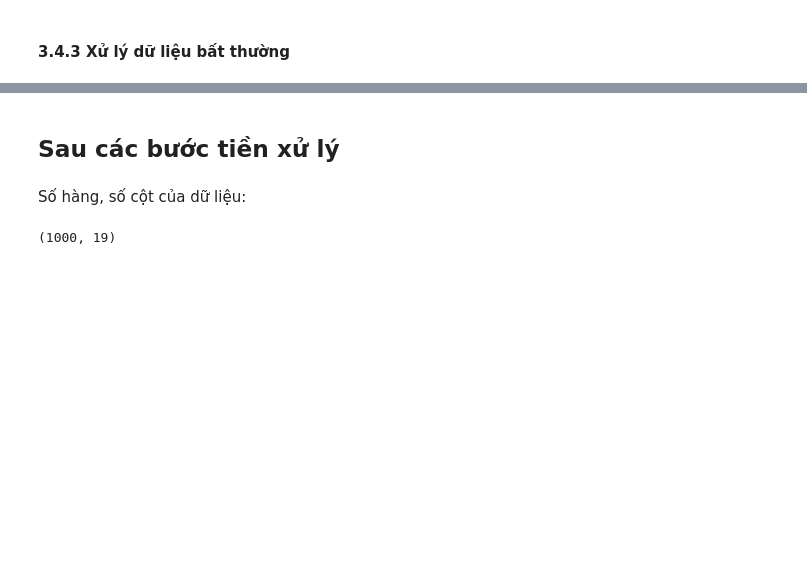
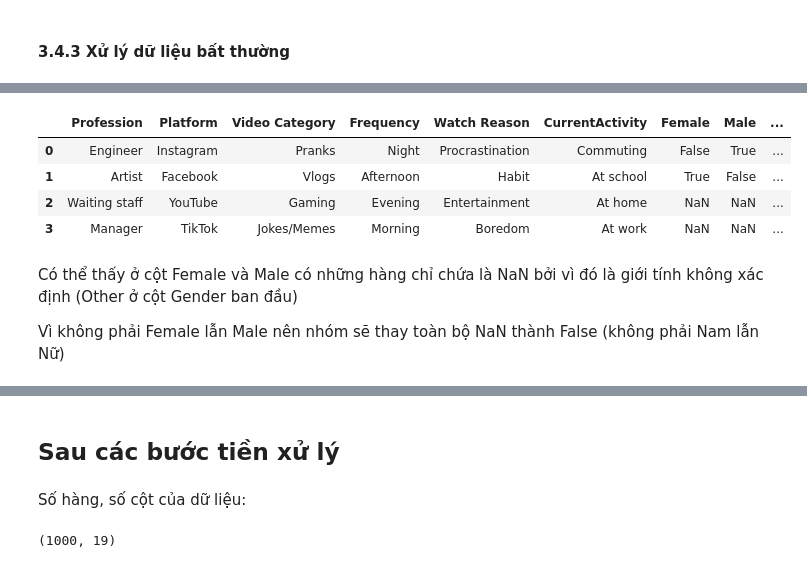
Before and after one commit to uyen312/LTCKHDL, a Jupyter notebook: Source code/DataPreprocessing.ipynb, the cells around one changed output, grey strips where cells are left out. Drawn from its saved outputs; the diff is of its cells as text; code cells hidden in the pictures; blank space fills up the shorter version.

```diff
--- a/Source code/DataPreprocessing.ipynb
+++ b/Source code/DataPreprocessing.ipynb
@@ -422,0 +498,19 @@ Xử lý nếu có
+# %%
+# Lấy một vài giá trị phân biệt của từng cột định tính
+distinct_values = {col: data[col].unique()[:4] for col in categorical_columns}
+
+# Chuyển đổi thành DataFrame để hiển thị
+distinct_values_df = pd.DataFrame(dict([(k, pd.Series(v)) for k, v in distinct_values.items()]))
+
+# In ra DataFrame
+distinct_values_df
+# %% [output]
+|  | Profession | Platform | Video Category | Frequency | Watch Reason | CurrentActivity | Female | Male | ... |
+| 0 | Engineer | Instagram | Pranks | Night | Procrastination | Commuting | False | True | ... |
+| 1 | Artist | Facebook | Vlogs | Afternoon | Habit | At school | True | False | ... |
+| 2 | Waiting staff | YouTube | Gaming | Evening | Entertainment | At home | NaN | NaN | ... |
+| 3 | Manager | TikTok | Jokes/Memes | Morning | Boredom | At work | NaN | NaN | ... |
+# %% [markdown]
+Có thể thấy ở cột Female và Male có những hàng chỉ chứa là NaN bởi vì đó là giới tính không xác định (Other ở cột Gender ban đầu)
+
+Vì không phải Female lẫn Male nên nhóm sẽ thay toàn bộ NaN thành False (không phải Nam lẫn Nữ)
```
Also changed, not shown: parts of 14 cells of this notebook, 4 other files.
